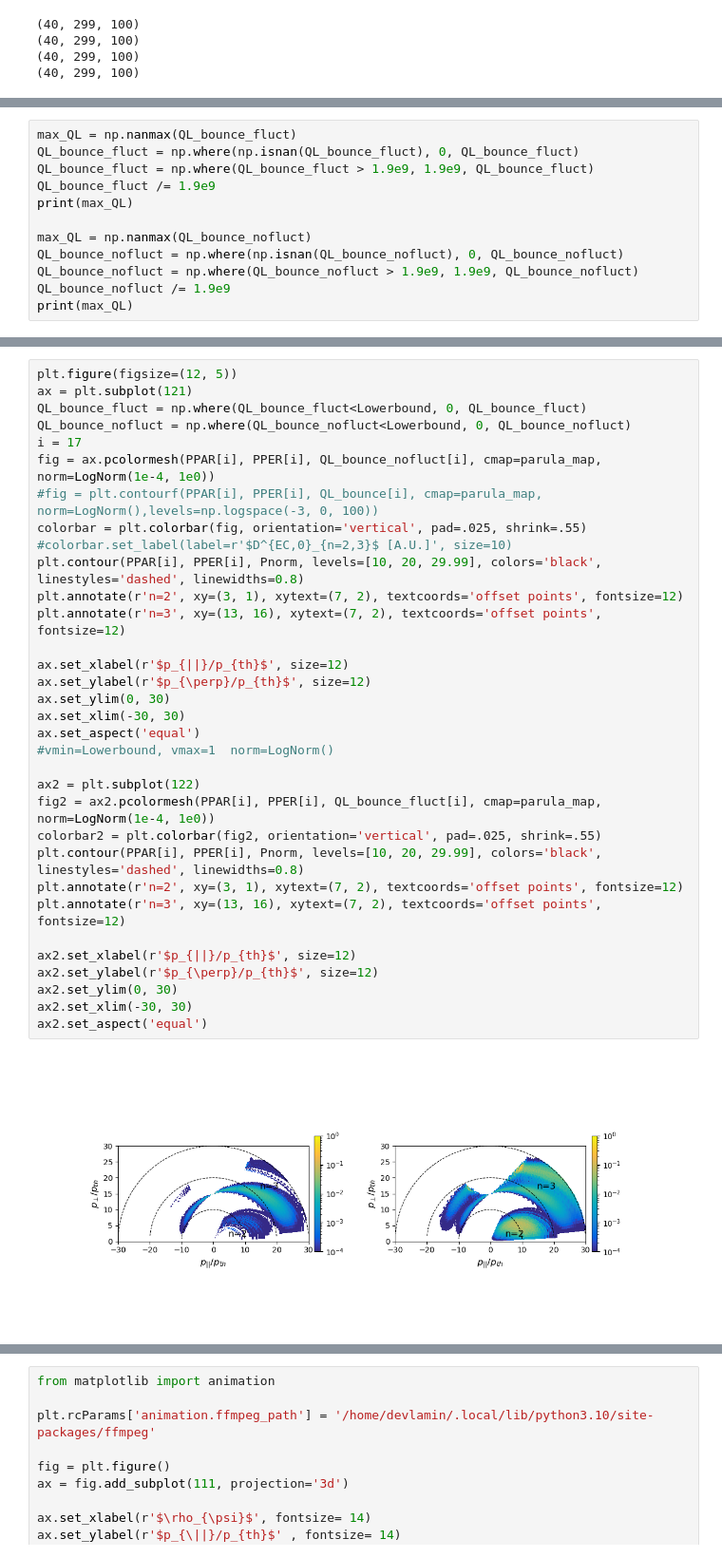
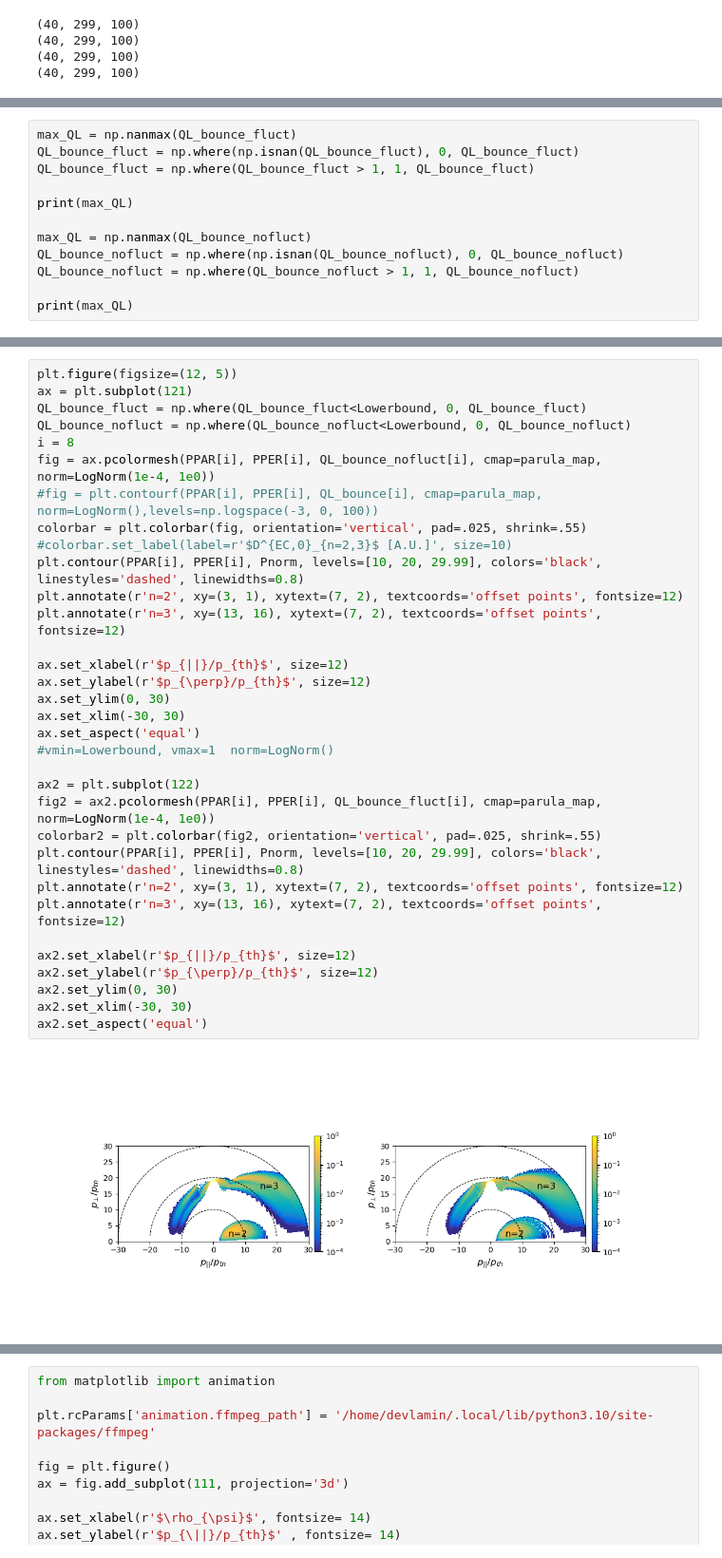
Before and after one commit to EwoutDevlaminck/WKBacca_QL, a Jupyter notebook: 3D_D_RF.ipynb, the cells around one changed output, grey strips where cells are left out. Shown at 95% size. Cells and saved outputs as stored; diff of their text form.

```diff
--- a/3D_D_RF.ipynb
+++ b/3D_D_RF.ipynb
@@ -124,13 +128,13 @@ plt.show()
 # %%
 max_QL = np.nanmax(QL_bounce_fluct)
 QL_bounce_fluct = np.where(np.isnan(QL_bounce_fluct), 0, QL_bounce_fluct)
-QL_bounce_fluct = np.where(QL_bounce_fluct > 1.9e9, 1.9e9, QL_bounce_fluct)
-QL_bounce_fluct /= 1.9e9
+QL_bounce_fluct = np.where(QL_bounce_fluct > 1, 1, QL_bounce_fluct)
+
 print(max_QL)
 
 max_QL = np.nanmax(QL_bounce_nofluct)
 QL_bounce_nofluct = np.where(np.isnan(QL_bounce_nofluct), 0, QL_bounce_nofluct)
-QL_bounce_nofluct = np.where(QL_bounce_nofluct > 1.9e9, 1.9e9, QL_bounce_nofluct)
-QL_bounce_nofluct /= 1.9e9
+QL_bounce_nofluct = np.where(QL_bounce_nofluct > 1, 1, QL_bounce_nofluct)
+
 print(max_QL)
 # %% [output]
@@ -165,36 +169,36 @@ plt.figure(figsize=(12, 5))
 ax = plt.subplot(121)
 QL_bounce_fluct = np.where(QL_bounce_fluct<Lowerbound, 0, QL_bounce_fluct)
 QL_bounce_nofluct = np.where(QL_bounce_nofluct<Lowerbound, 0, QL_bounce_nofluct)
-i = 17
+i = 8
 fig = ax.pcolormesh(PPAR[i], PPER[i], QL_bounce_nofluct[i], cmap=parula_map, norm=LogNorm(1e-4, 1e0))
 #fig = plt.contourf(PPAR[i], PPER[i], QL_bounce[i], cmap=parula_map, norm=LogNorm(),levels=np.logspace(-3, 0, 100))
 colorbar = plt.colorbar(fig, orientation='vertical', pad=.025, shrink=.55)
 #colorbar.set_label(label=r'$D^{EC,0}_{n=2,3}$ [A.U.]', size=10)
 plt.contour(PPAR[i], PPER[i], Pnorm, levels=[10, 20, 29.99], colors='black', linestyles='dashed', linewidths=0.8)
 plt.annotate(r'n=2', xy=(3, 1), xytext=(7, 2), textcoords='offset points', fontsize=12)
 plt.annotate(r'n=3', xy=(13, 16), xytext=(7, 2), textcoords='offset points', fontsize=12)
 
 ax.set_xlabel(r'$p_{||}/p_{th}$', size=12)
 ax.set_ylabel(r'$p_{\perp}/p_{th}$', size=12)
 ax.set_ylim(0, 30)
 ax.set_xlim(-30, 30)
 ax.set_aspect('equal')
 #vmin=Lowerbound, vmax=1  norm=LogNorm()
 
 ax2 = plt.subplot(122)
 fig2 = ax2.pcolormesh(PPAR[i], PPER[i], QL_bounce_fluct[i], cmap=parula_map, norm=LogNorm(1e-4, 1e0))
 colorbar2 = plt.colorbar(fig2, orientation='vertical', pad=.025, shrink=.55)
 plt.contour(PPAR[i], PPER[i], Pnorm, levels=[10, 20, 29.99], colors='black', linestyles='dashed', linewidths=0.8)
 plt.annotate(r'n=2', xy=(3, 1), xytext=(7, 2), textcoords='offset points', fontsize=12)
 plt.annotate(r'n=3', xy=(13, 16), xytext=(7, 2), textcoords='offset points', fontsize=12)
 
 ax2.set_xlabel(r'$p_{||}/p_{th}$', size=12)
 ax2.set_ylabel(r'$p_{\perp}/p_{th}$', size=12)
 ax2.set_ylim(0, 30)
 ax2.set_xlim(-30, 30)
 ax2.set_aspect('equal')
 # %% [output]
-[figure, old version]
+[figure, new version]
 # %%
 # 3D plot of the QL_bounce
 
```
Also changed, not shown: parts of 8 cells of this notebook, 3 other files.
